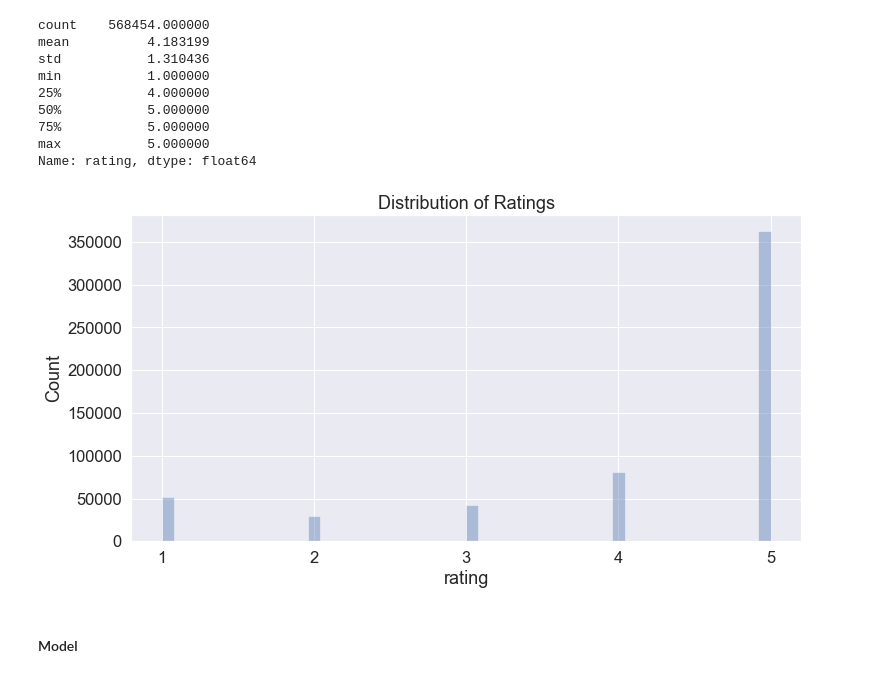
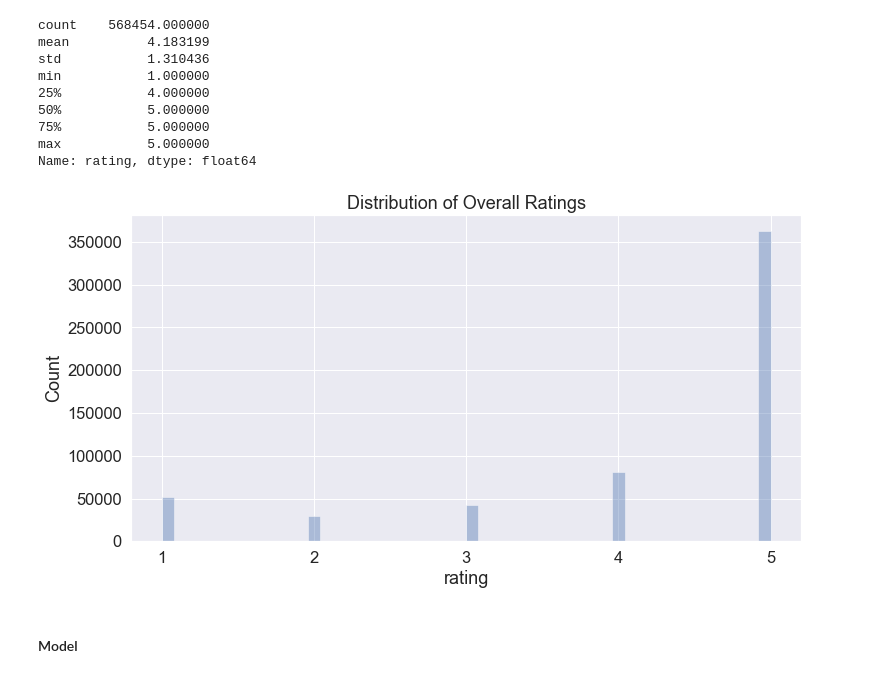
Before and after one commit to unit-00/amazon_fine_food, a Jupyter notebook: model/prototype.ipynb, the cells around one changed output. Saved outputs shown, nothing was run; the diff lists cells and outputs as text; code cells hidden in the pictures.

```diff
--- a/model/prototype.ipynb
+++ b/model/prototype.ipynb
@@ -152,12 +161,12 @@ max           5.000000
 Name: rating, dtype: float64
 # %%
 sns.distplot(matrix['rating'], kde=False)
-plt.title('Distribution of Ratings')
+plt.title('Distribution of Overall Ratings')
 plt.ylabel('Count')
 plt.xticks(range(1, 6, 1), [1, 2,  3,  4, 5]);
-plt.savefig('ratings.jpg')
+plt.savefig('ratings.jpg');
 # %% [output]
-[figure, old version]
+[figure, new version]
 # %% [markdown]
 #### Model
 # %%
```
Also changed, not shown: parts of 4 cells of this notebook, 4 other files.
